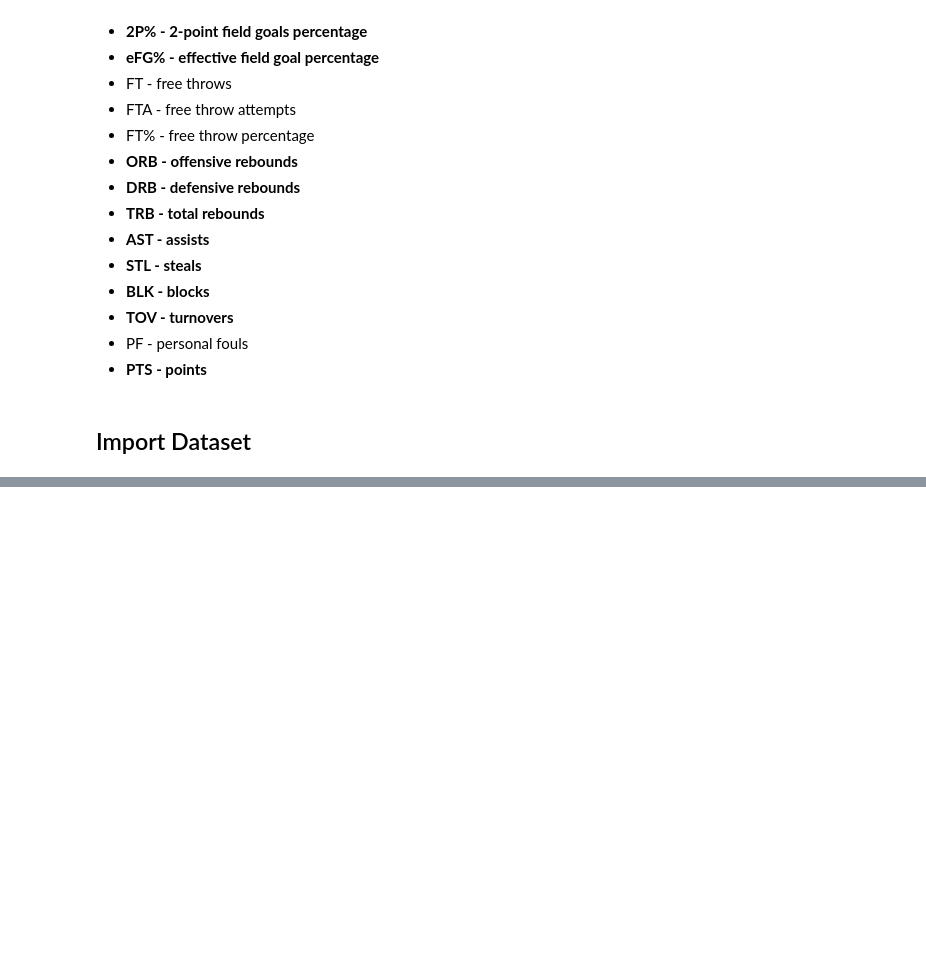
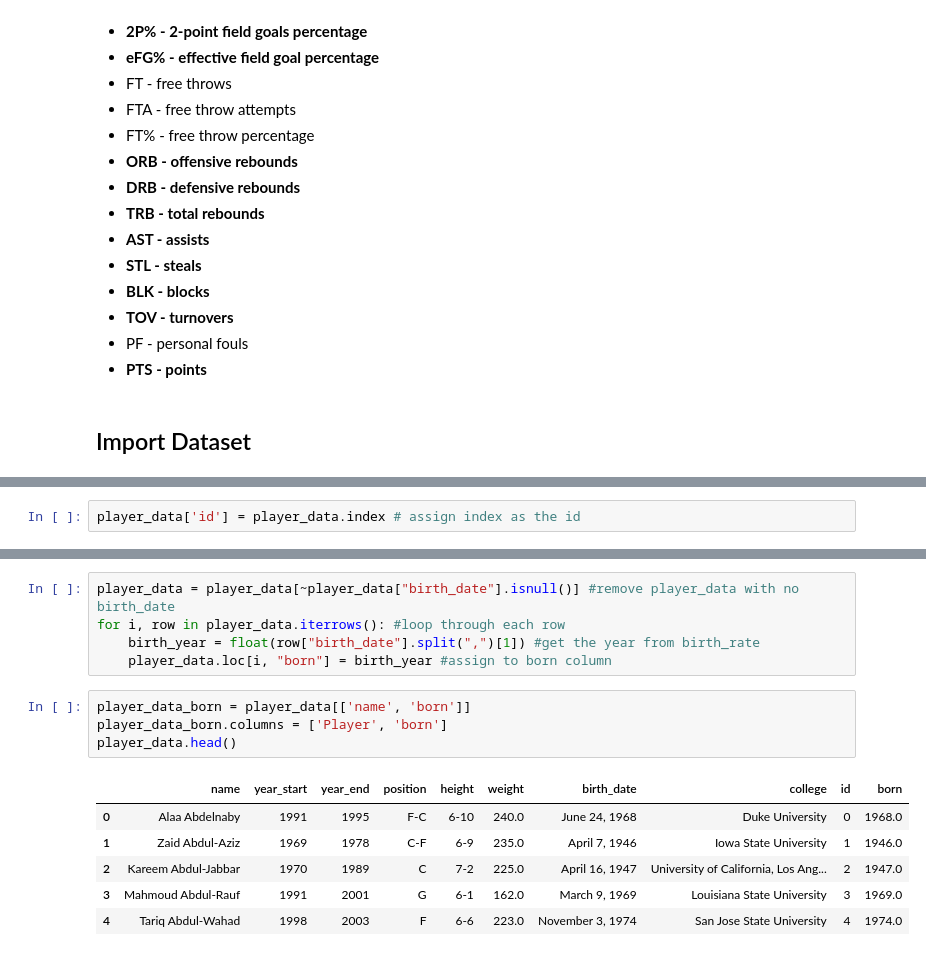
Before and after one commit to SamuelFolledo/DS2.1-Machine-Learning, a Jupyter notebook: Final Project/Final Project.ipynb, the cells around one changed output, grey strips where cells are left out. Cells and saved outputs as stored; diff of their text form; blank space fills up the shorter version.

```diff
--- a/Final Project/Final Project.ipynb
+++ b/Final Project/Final Project.ipynb
@@ -67,0 +209,2 @@ player_data = pd.read_csv('datasets/player_data.csv')
+# %%
+player_data['id'] = player_data.index # assign index as the id
@@ -67,0 +239,16 @@ player_data = pd.read_csv('datasets/player_data.csv')
+# %%
+player_data = player_data[~player_data["birth_date"].isnull()] #remove player_data with no birth_date
+for i, row in player_data.iterrows(): #loop through each row
+    birth_year = float(row["birth_date"].split(",")[1]) #get the year from birth_rate
+    player_data.loc[i, "born"] = birth_year #assign to born column
+# %%
+player_data_born = player_data[['name', 'born']]
+player_data_born.columns = ['Player', 'born']
+player_data.head()
+# %% [output]
+|  | name | year_start | year_end | position | height | weight | birth_date | college | id | born |
+| 0 | Alaa Abdelnaby | 1991 | 1995 | F-C | 6-10 | 240.0 | June 24, 1968 | Duke University | 0 | 1968.0 |
+| 1 | Zaid Abdul-Aziz | 1969 | 1978 | C-F | 6-9 | 235.0 | April 7, 1946 | Iowa State University | 1 | 1946.0 |
+| 2 | Kareem Abdul-Jabbar | 1970 | 1989 | C | 7-2 | 225.0 | April 16, 1947 | University of California, Los Ang... | 2 | 1947.0 |
+| 3 | Mahmoud Abdul-Rauf | 1991 | 2001 | G | 6-1 | 162.0 | March 9, 1969 | Louisiana State University | 3 | 1969.0 |
+| 4 | Tariq Abdul-Wahad | 1998 | 2003 | F | 6-6 | 223.0 | November 3, 1974 | San Jose State University | 4 | 1974.0 |
```
Also changed, not shown: parts of 25 cells of this notebook.
